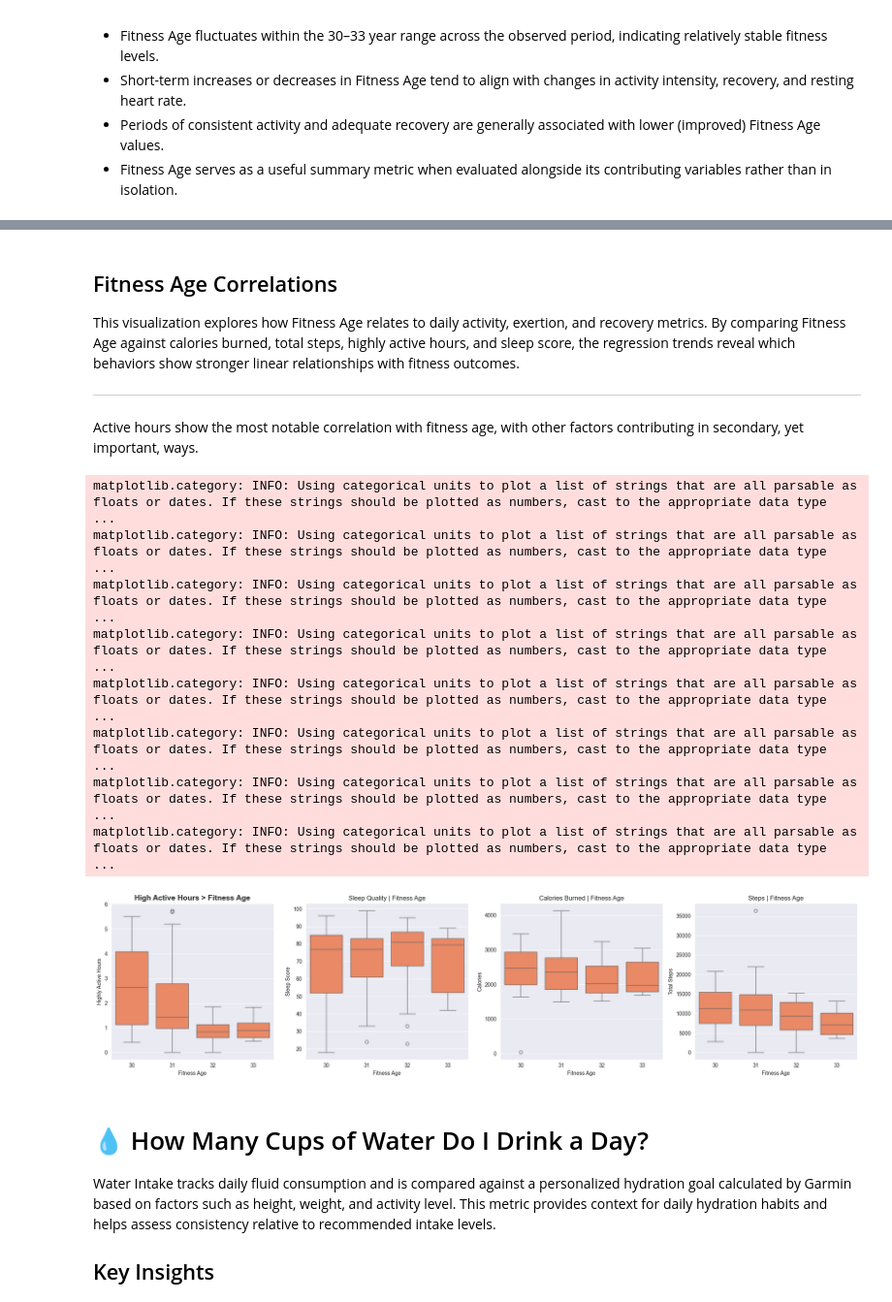
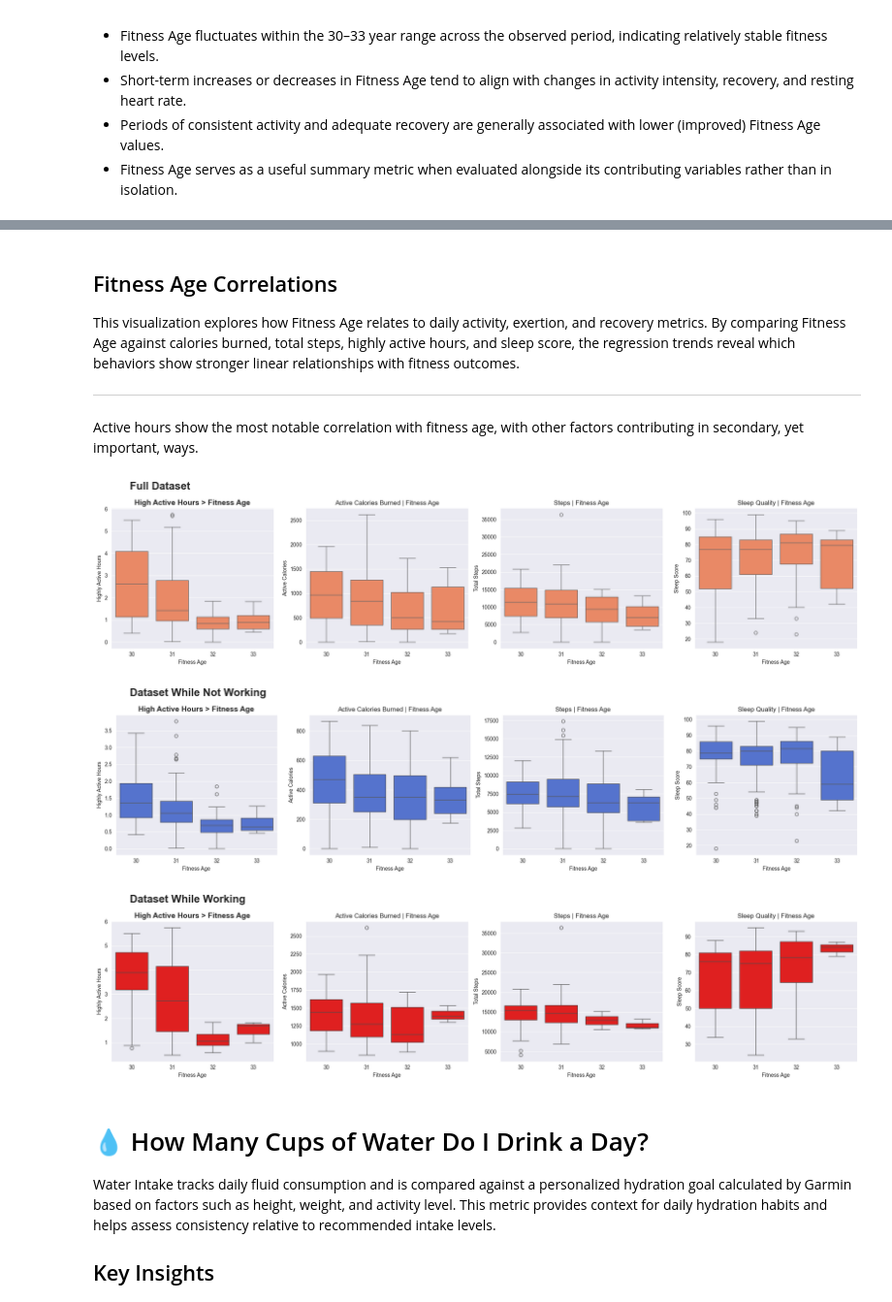
Before and after one commit to christophermagno/christophermagno, a Jupyter notebook: Projects/Health Analysis/health_dataset_viz.ipynb, the cells around one changed output, grey strips where cells are left out. Shown at 97% size. Drawn from its saved outputs; the diff is of its cells as text; code cells hidden in the pictures.

```diff
--- a/Projects/Health Analysis/health_dataset_viz.ipynb
+++ b/Projects/Health Analysis/health_dataset_viz.ipynb
@@ -36,12 +37,14 @@ lib.set_display_options()
 # %%
 _df = lib.read_data(project.raw_file)
 to_datetime = [
-    'Date',
     'Sleep Start Timestamp GMT',
     'Sleep End Timestamp GMT',
     'Sleep Start Timestamp Local',
     'Sleep End Timestamp Local'
 ]
+_df['Date'] = pd.to_datetime(_df['Date'], format=DATE_FORMAT)
+for item in to_datetime:
+    _df[item] = pd.to_datetime(_df[item])
 # %% [output]
 PortfolioLogger.lib.tools: INFO: Encoding: ascii
 PortfolioLogger.lib.tools: INFO: Stripping whitespaces from raw_data.csv
@@ -197,35 +219,35 @@ plt.show()
 
 This visualization explores how Fitness Age relates to daily activity, exertion, and recovery metrics. By comparing Fitness Age against calories burned, total steps, highly active hours, and sleep score, the regression trends reveal which behaviors show stronger linear relationships with fitness outcomes.
 
--------------------------------------------------------------------------------------------------------------------------------------
+---
 Active hours show the most notable correlation with fitness age, with other factors contributing in secondary, yet important, ways.
 # %%
-fig, (ax1, ax2, ax3, ax4) = plt.subplots(nrows=1, ncols=4, figsize=(20, 5))
+def fitness_age_correlation(df, color=MAIN_COLOR):
+    fig, (ax1, ax2, ax3, ax4) = plt.subplots(nrows=1, ncols=4, figsize=(20, 5))
+    fig.suptitle(df.name, **TITLE_KKWARGS)
 
-sns.boxplot(df_viz, x='Fitness Age', y='Highly Active Hours',  color=MAIN_COLOR, ax=ax1)
-ax1.set_title('High Active Hours > Fitness Age', **SUB_TITLE_KKWARGS)
+    sns.boxplot(df, x='Fitness Age', y='Highly Active Hours',  color=color, ax=ax1)
+    ax1.set_title('High Active Hours > Fitness Age', **SUB_TITLE_KKWARGS)
 
-sns.boxplot(df_viz, x='Fitness Age', y='Sleep Score',  color=MAIN_COLOR, ax=ax2)
-ax2.set_title('Sleep Quality | Fitness Age')
+    sns.boxplot(df, x='Fitness Age', y='Active Calories',  color=color, ax=ax2)
+    ax2.set_title('Active Calories Burned | Fitness Age')
 
-sns.boxplot(df_viz, x='Fitness Age', y='Calories',  color=MAIN_COLOR, ax=ax3)
-ax3.set_title('Calories Burned | Fitness Age')
+    sns.boxplot(df, x='Fitness Age', y='Total Steps',  color=color, ax=ax3)
+    ax3.set_title('Steps | Fitness Age')
 
-sns.boxplot(df_viz, x='Fitness Age', y='Total Steps',  color=MAIN_COLOR, ax=ax4)
-ax4.set_title('Steps | Fitness Age')
+    sns.boxplot(df, x='Fitness Age', y='Sleep Score',  color=color, ax=ax4)
+    ax4.set_title('Sleep Quality | Fitness Age')
 
-plt.tight_layout()
-plt.show()
+    plt.tight_layout()
+    plt.show()
+
+fitness_age_correlation(df_viz)
+fitness_age_correlation(df_viz_nowork, color=NO_WORK_COLOR)
+fitness_age_correlation(df_viz_work, color=WORK_COLOR)
 # %% [output]
-matplotlib.category: INFO: Using categorical units to plot a list of strings that are all parsable as floats or dates. If these strings should be plotted as numbers, cast to the appropriate data type  ...
-matplotlib.category: INFO: Using categorical units to plot a list of strings that are all parsable as floats or dates. If these strings should be plotted as numbers, cast to the appropriate data type  ...
-matplotlib.category: INFO: Using categorical units to plot a list of strings that are all parsable as floats or dates. If these strings should be plotted as numbers, cast to the appropriate data type  ...
-matplotlib.category: INFO: Using categorical units to plot a list of strings that are all parsable as floats or dates. If these strings should be plotted as numbers, cast to the appropriate data type  ...
-matplotlib.category: INFO: Using categorical units to plot a list of strings that are all parsable as floats or dates. If these strings should be plotted as numbers, cast to the appropriate data type  ...
-matplotlib.category: INFO: Using categorical units to plot a list of strings that are all parsable as floats or dates. If these strings should be plotted as numbers, cast to the appropriate data type  ...
-matplotlib.category: INFO: Using categorical units to plot a list of strings that are all parsable as floats or dates. If these strings should be plotted as numbers, cast to the appropriate data type  ...
-matplotlib.category: INFO: Using categorical units to plot a list of strings that are all parsable as floats or dates. If these strings should be plotted as numbers, cast to the appropriate data type  ...
-[figure, old version]
+[figure, new version]
+[figure, added]
+[figure, added]
 # %% [markdown]
 # 💧 How Many Cups of Water Do I Drink a Day?
 
```
Also changed, not shown: parts of 14 cells of this notebook, 27 other files.
